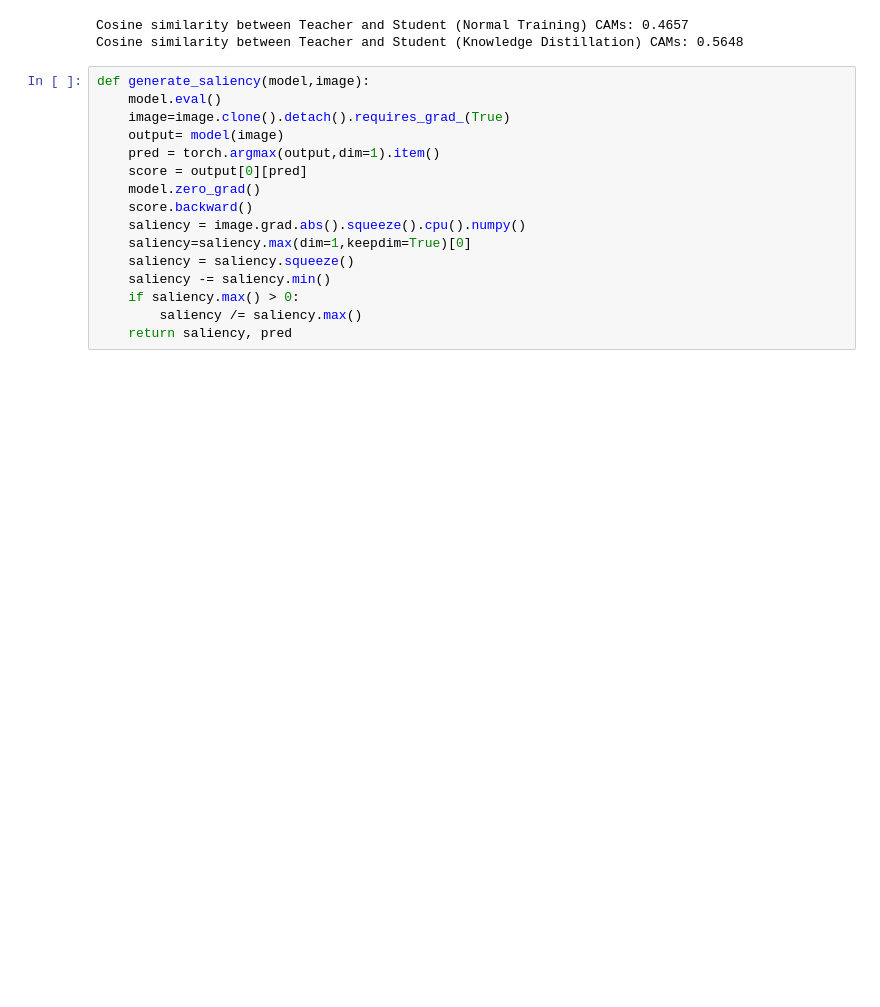
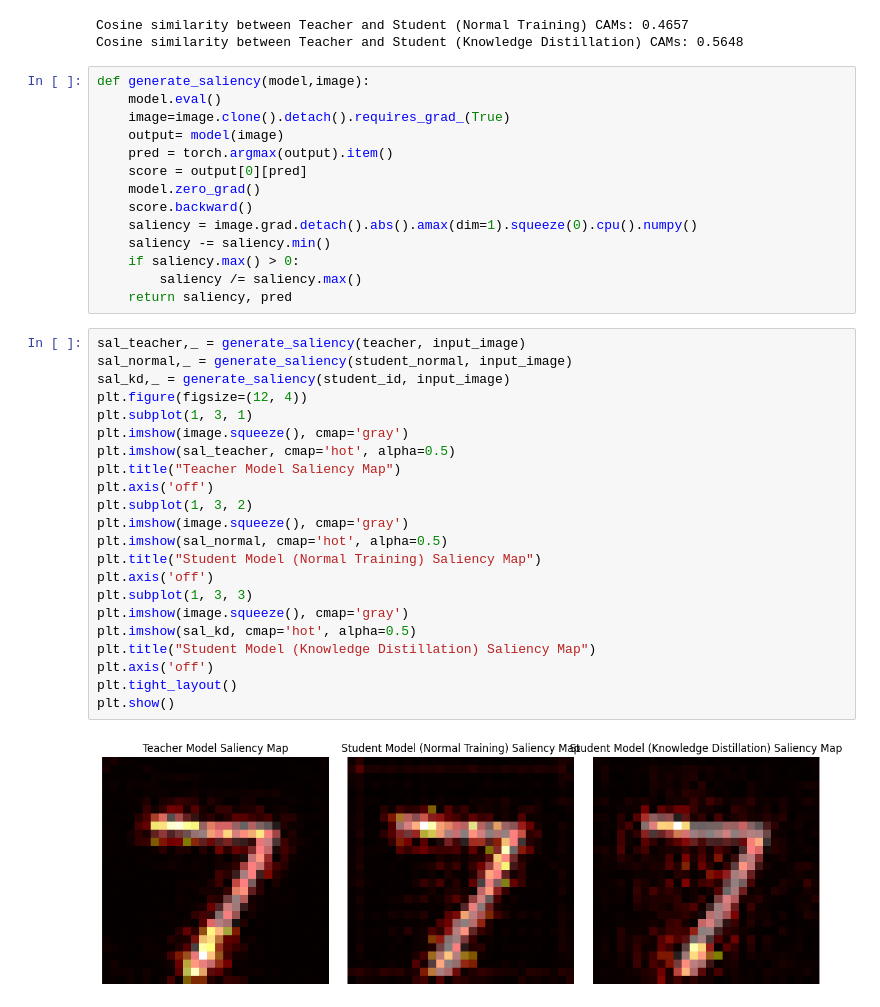
Before and after one commit to shovo896/LLM, a Jupyter notebook: knowledge_dsitil.ipynb, the cells around one changed output. Cells and saved outputs as stored; diff of their text form; blank space fills up the shorter version.

```diff
--- a/knowledge_dsitil.ipynb
+++ b/knowledge_dsitil.ipynb
@@ -421,14 +421,36 @@ def generate_saliency(model,image):
     model.eval()
     image=image.clone().detach().requires_grad_(True)
     output= model(image)
-    pred = torch.argmax(output,dim=1).item()
+    pred = torch.argmax(output).item()
     score = output[0][pred]
     model.zero_grad()
     score.backward()
-    saliency = image.grad.abs().squeeze().cpu().numpy()
-    saliency=saliency.max(dim=1,keepdim=True)[0]
-    saliency = saliency.squeeze()
+    saliency = image.grad.detach().abs().amax(dim=1).squeeze(0).cpu().numpy()
     saliency -= saliency.min()
     if saliency.max() > 0:
         saliency /= saliency.max()
     return saliency, pred
+# %%
+sal_teacher,_ = generate_saliency(teacher, input_image)
+sal_normal,_ = generate_saliency(student_normal, input_image)
+sal_kd,_ = generate_saliency(student_id, input_image)
+plt.figure(figsize=(12, 4))
+plt.subplot(1, 3, 1)
+plt.imshow(image.squeeze(), cmap='gray')
+plt.imshow(sal_teacher, cmap='hot', alpha=0.5)
+plt.title("Teacher Model Saliency Map")
+plt.axis('off')
+plt.subplot(1, 3, 2)
+plt.imshow(image.squeeze(), cmap='gray')
+plt.imshow(sal_normal, cmap='hot', alpha=0.5)
+plt.title("Student Model (Normal Training) Saliency Map")
+plt.axis('off')
+plt.subplot(1, 3, 3)
+plt.imshow(image.squeeze(), cmap='gray')
+plt.imshow(sal_kd, cmap='hot', alpha=0.5)
+plt.title("Student Model (Knowledge Distillation) Saliency Map")
+plt.axis('off')
+plt.tight_layout()
+plt.show()
+# %% [output]
+[figure, added]
```
